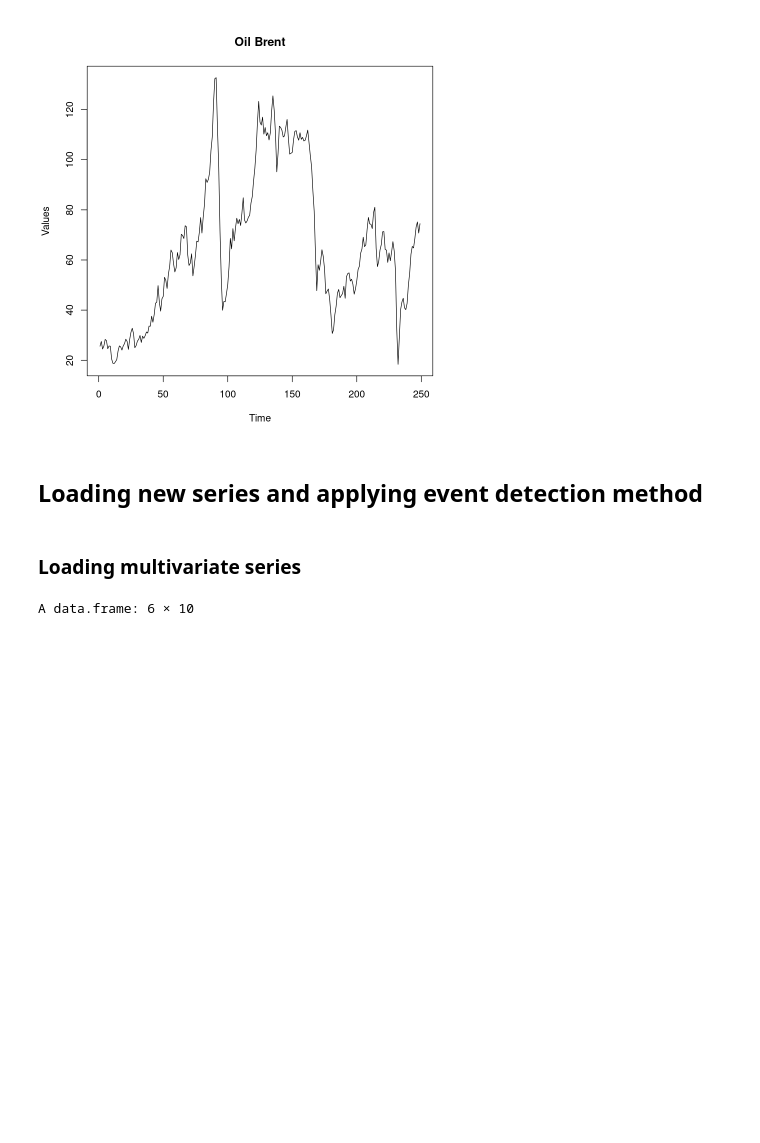
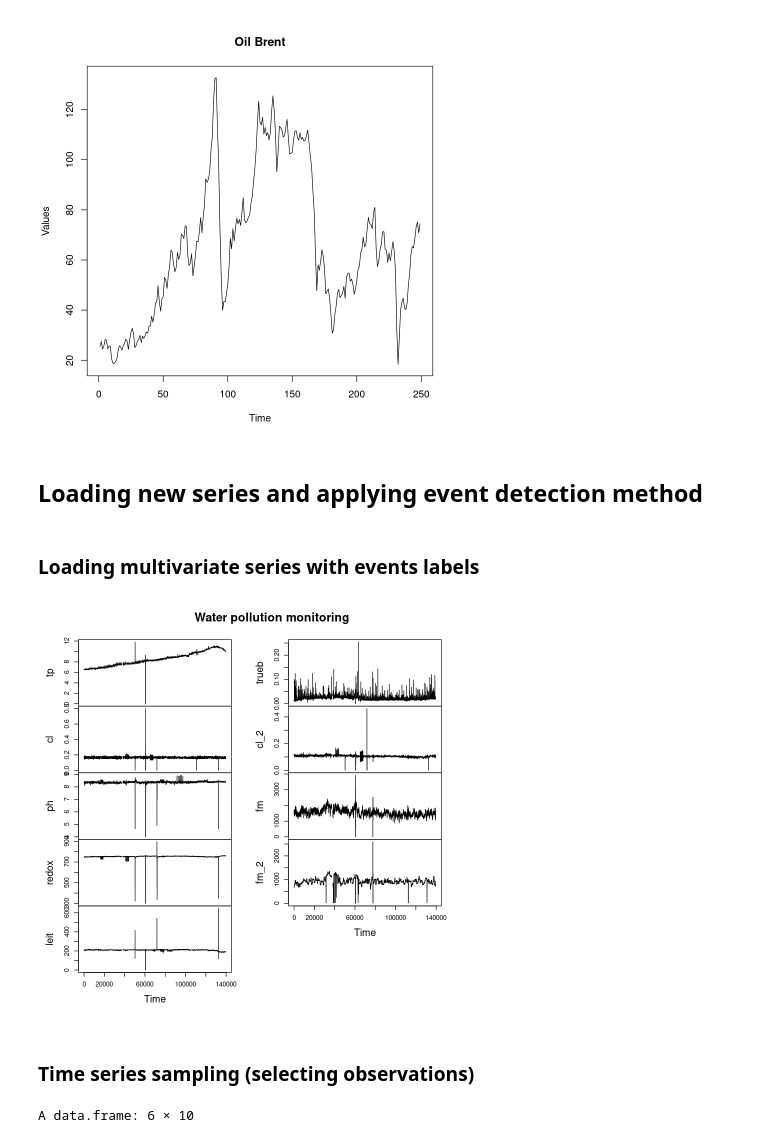
Before and after one commit to janiosl/rDS, a Jupyter notebook: cefet/dal_event_datasets.ipynb, the cells around one changed output. Saved outputs shown, nothing was run; the diff lists cells and outputs as text; code cells hidden in the pictures; blank space fills up the shorter version.

```diff
--- a/cefet/dal_event_datasets.ipynb
+++ b/cefet/dal_event_datasets.ipynb
@@ -64,10 +92,19 @@ plot(ts(fi_br$Commodity$`Oil Brent`), type = "l",
 # %% [markdown]
 ## Loading new series and applying event detection method
 # %% [markdown]
-### Loading multivariate series
+### Loading multivariate series with events labels
 # %%
 data(gecco)
 gecco <- gecco$gecco
+# %%
+#Plotting the complete dataset
+#Plotting the sample
+plot(as.ts(gecco[,1:9]),
+    main="Water pollution monitoring")
+# %% [output]
+[figure, added]
+# %% [markdown]
+### Time series sampling (selecting observations)
 # %%
 gecco <- gecco[16500:18000,]
 head(gecco)
```
Also changed, not shown: parts of 10 cells of this notebook.
